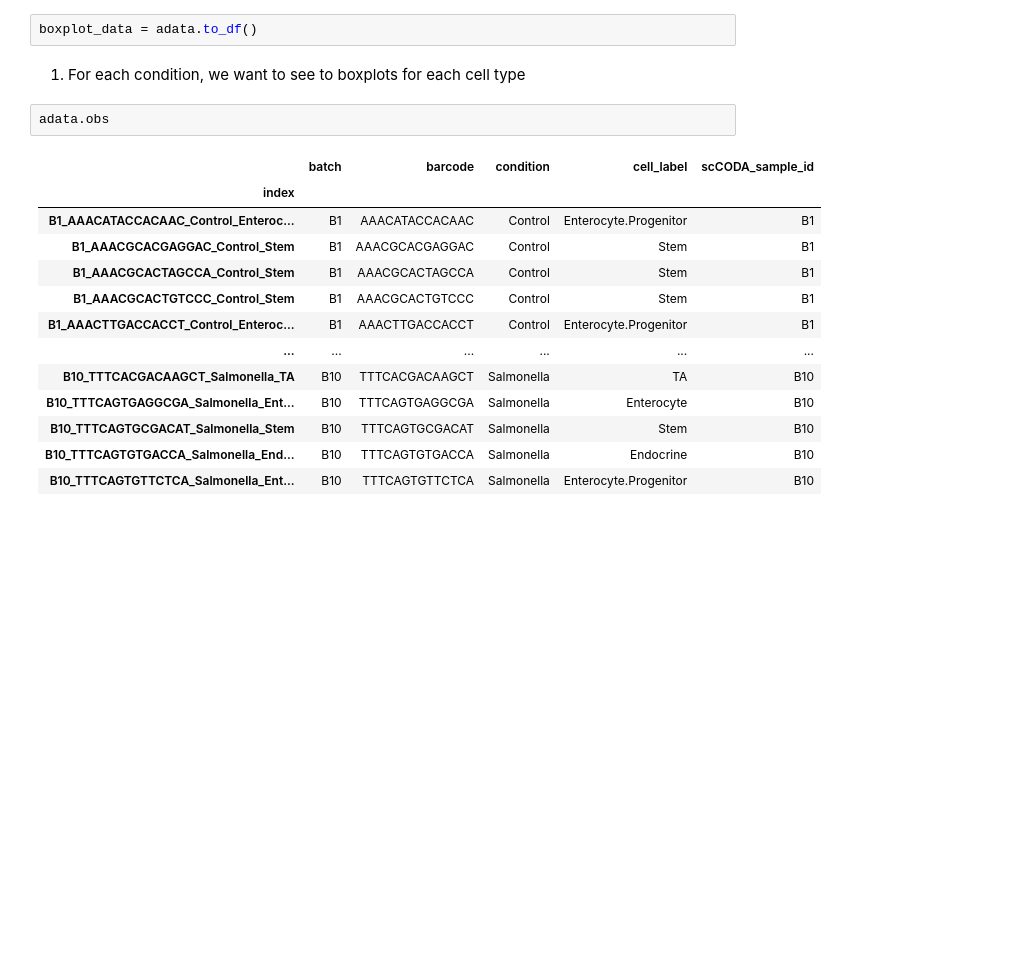
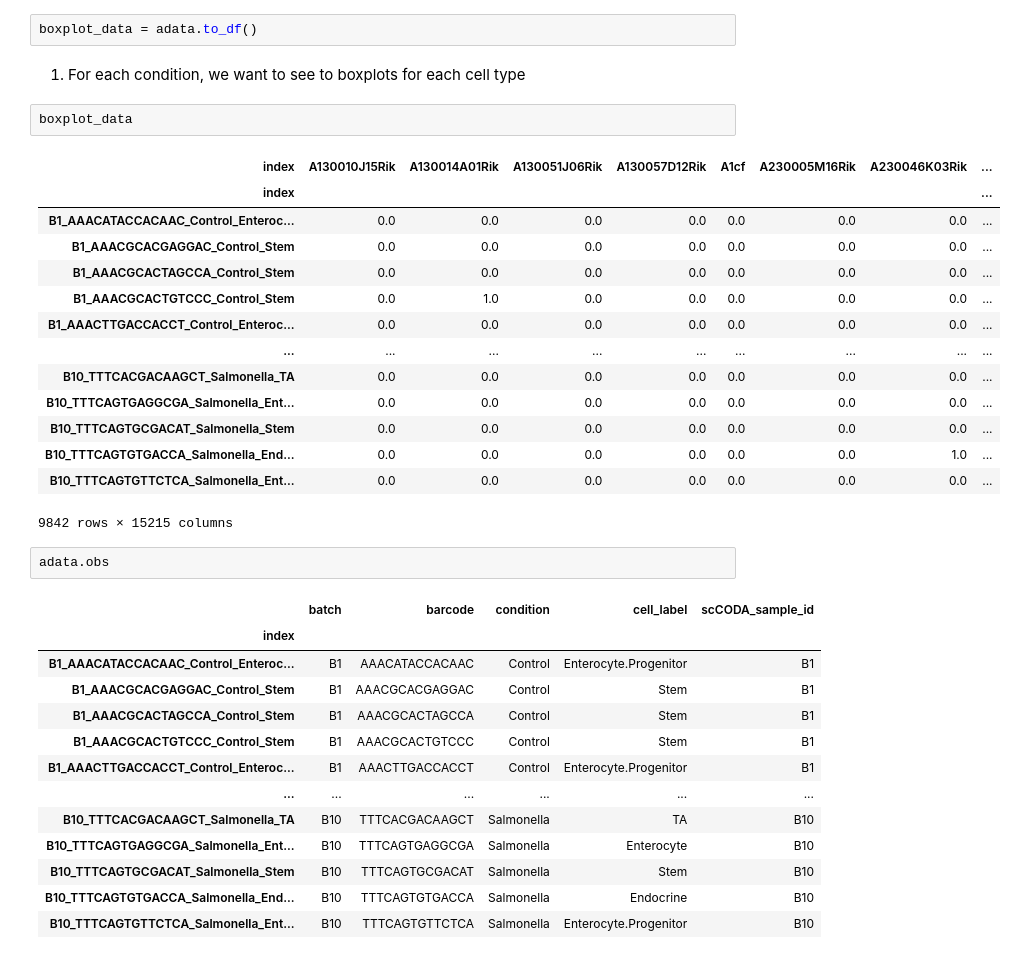
Before and after one commit to alexjimenez99/sc-RNAseq-embryos, a Jupyter notebook: cell_composition.ipynb, the cells around one changed output. Drawn from its saved outputs; the diff is of its cells as text; blank space fills up the shorter version.

```diff
--- a/cell_composition.ipynb
+++ b/cell_composition.ipynb
@@ -130,6 +97,23 @@ dir(sccoda_data)
 boxplot_data = adata.to_df()
 # %% [markdown]
 1. For each condition, we want to see to boxplots for each cell type
+# %%
+boxplot_data
+# %% [output]
+| index | A130010J15Rik | A130014A01Rik | A130051J06Rik | A130057D12Rik | A1cf | A230005M16Rik | A230046K03Rik | ... |
+| index |  |  |  |  |  |  |  | ... |
+| B1_AAACATACCACAAC_Control_Enteroc... | 0.0 | 0.0 | 0.0 | 0.0 | 0.0 | 0.0 | 0.0 | ... |
+| B1_AAACGCACGAGGAC_Control_Stem | 0.0 | 0.0 | 0.0 | 0.0 | 0.0 | 0.0 | 0.0 | ... |
+| B1_AAACGCACTAGCCA_Control_Stem | 0.0 | 0.0 | 0.0 | 0.0 | 0.0 | 0.0 | 0.0 | ... |
+| B1_AAACGCACTGTCCC_Control_Stem | 0.0 | 1.0 | 0.0 | 0.0 | 0.0 | 0.0 | 0.0 | ... |
+| B1_AAACTTGACCACCT_Control_Enteroc... | 0.0 | 0.0 | 0.0 | 0.0 | 0.0 | 0.0 | 0.0 | ... |
+| ... | ... | ... | ... | ... | ... | ... | ... | ... |
+| B10_TTTCACGACAAGCT_Salmonella_TA | 0.0 | 0.0 | 0.0 | 0.0 | 0.0 | 0.0 | 0.0 | ... |
+| B10_TTTCAGTGAGGCGA_Salmonella_Ent... | 0.0 | 0.0 | 0.0 | 0.0 | 0.0 | 0.0 | 0.0 | ... |
+| B10_TTTCAGTGCGACAT_Salmonella_Stem | 0.0 | 0.0 | 0.0 | 0.0 | 0.0 | 0.0 | 0.0 | ... |
+| B10_TTTCAGTGTGACCA_Salmonella_End... | 0.0 | 0.0 | 0.0 | 0.0 | 0.0 | 0.0 | 1.0 | ... |
+| B10_TTTCAGTGTTCTCA_Salmonella_Ent... | 0.0 | 0.0 | 0.0 | 0.0 | 0.0 | 0.0 | 0.0 | ... |
+9842 rows × 15215 columns
 # %%
 adata.obs
 # %% [output]
```
Also changed, not shown: parts of 29 cells of this notebook.
